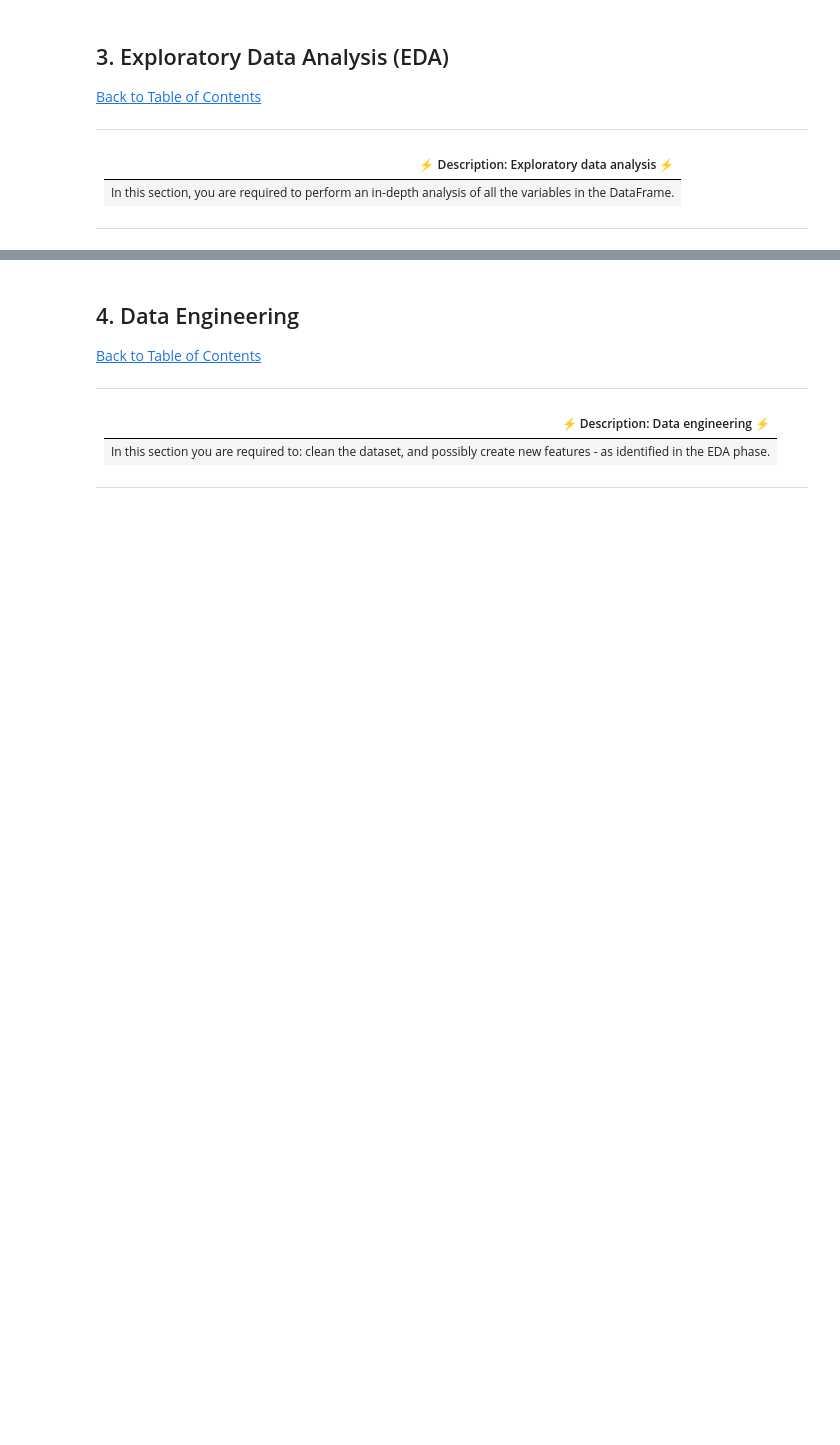
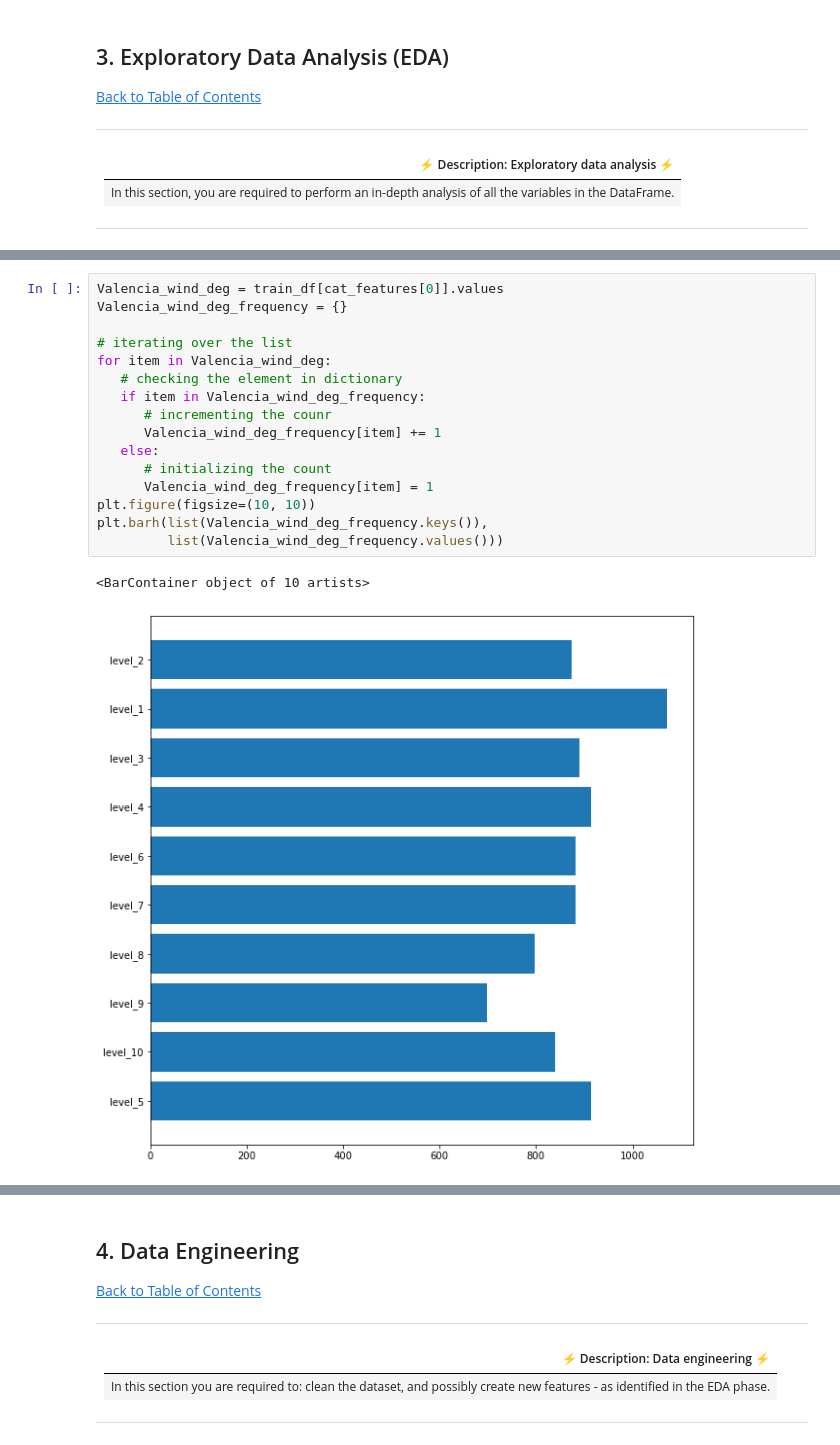
Before and after one commit to ObengKojo23/Team_nm1_WakandaAfrica, a Jupyter notebook: starter-notebook.ipynb, the cells around one changed output, grey strips where cells are left out. Cells and saved outputs as stored; diff of their text form; blank space fills up the shorter version.

```diff
--- a/starter-notebook.ipynb
+++ b/starter-notebook.ipynb
@@ -126,0 +378,19 @@ train_df.head()
+# %%
+Valencia_wind_deg = train_df[cat_features[0]].values
+Valencia_wind_deg_frequency = {}
+
+# iterating over the list
+for item in Valencia_wind_deg:
+   # checking the element in dictionary
+   if item in Valencia_wind_deg_frequency:
+      # incrementing the counr
+      Valencia_wind_deg_frequency[item] += 1
+   else:
+      # initializing the count
+      Valencia_wind_deg_frequency[item] = 1
+plt.figure(figsize=(10, 10))
+plt.barh(list(Valencia_wind_deg_frequency.keys()),
+         list(Valencia_wind_deg_frequency.values()))
+# %% [output]
+<BarContainer object of 10 artists>
+[figure, added]
```
Also changed, not shown: parts of 22 cells of this notebook.
